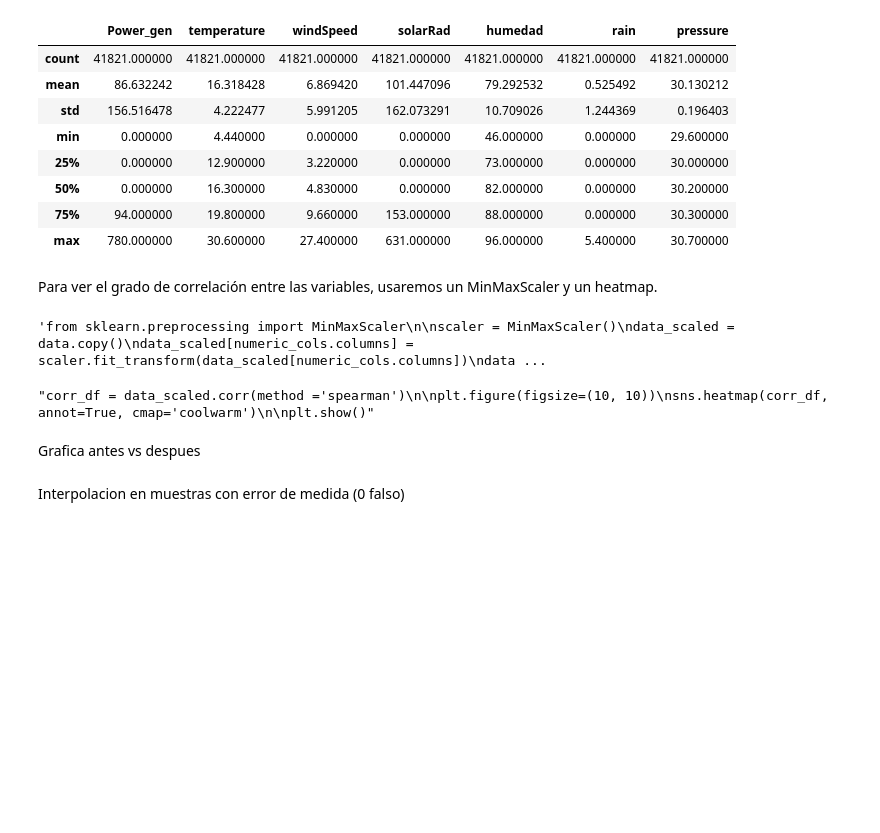
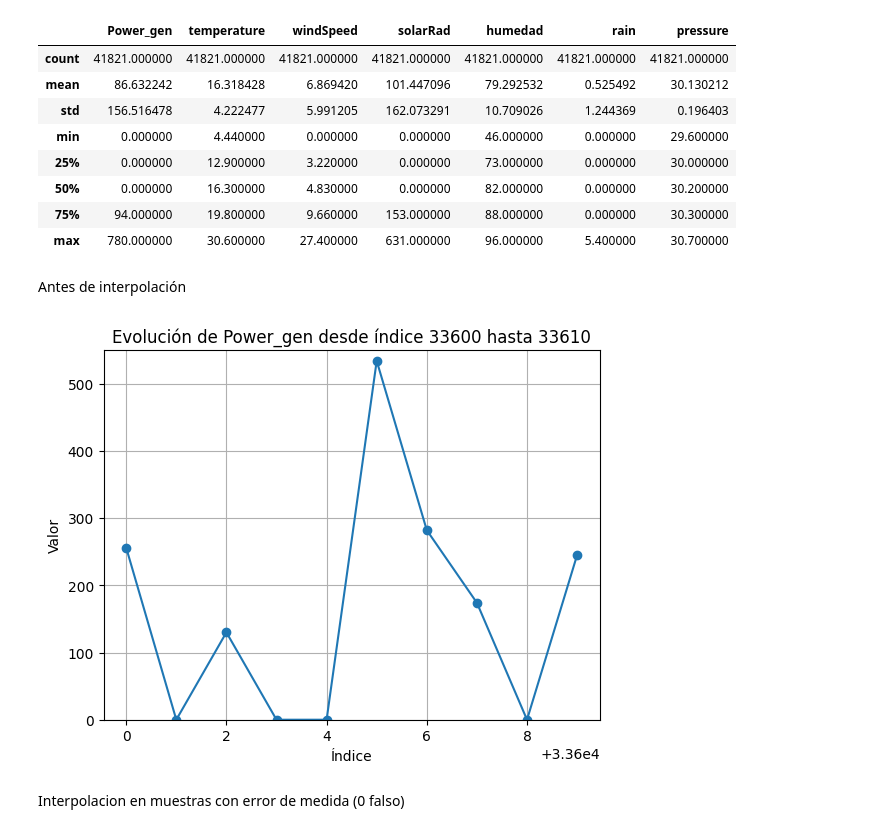
Before and after one commit to GuilleBlancoUC/TFG---IA-DE-PREDICCION-FOTOVOLTAICA, a Jupyter notebook: 3 - Código/preparacionDataset.ipynb, the cells around one changed output. Cells and saved outputs as stored; diff of their text form; code cells hidden in the pictures; blank space fills up the shorter version.

```diff
--- a/3 - Código/preparacionDataset.ipynb
+++ b/3 - Código/preparacionDataset.ipynb
@@ -251,27 +248,17 @@ data.describe()
 | 50% | 0.000000 | 16.300000 | 4.830000 | 0.000000 | 82.000000 | 0.000000 | 30.200000 |
 | 75% | 94.000000 | 19.800000 | 9.660000 | 153.000000 | 88.000000 | 0.000000 | 30.300000 |
 | max | 780.000000 | 30.600000 | 27.400000 | 631.000000 | 96.000000 | 5.400000 | 30.700000 |
-# %% [markdown]
-Para ver el grado de correlación entre las variables, usaremos un MinMaxScaler y un heatmap.
-# %%
-'''from sklearn.preprocessing import MinMaxScaler
-
-scaler = MinMaxScaler()
-data_scaled = data.copy()
-data_scaled[numeric_cols.columns] = scaler.fit_transform(data_scaled[numeric_cols.columns])
-data_scaled.drop(columns=["datetime"], inplace=True) #Eliminamos las columnas no numéricas, datetime en este caso'''
-# %% [output]
-'from sklearn.preprocessing import MinMaxScaler\n\nscaler = MinMaxScaler()\ndata_scaled = data.copy()\ndata_scaled[numeric_cols.columns] = scaler.fit_transform(data_scaled[numeric_cols.columns])\ndata ...
-# %%
-'''corr_df = data_scaled.corr(method ='spearman')
-
-plt.figure(figsize=(10, 10))
-sns.heatmap(corr_df, annot=True, cmap='coolwarm')
-
-plt.show()'''
-# %% [output]
-"corr_df = data_scaled.corr(method ='spearman')\n\nplt.figure(figsize=(10, 10))\nsns.heatmap(corr_df, annot=True, cmap='coolwarm')\n\nplt.show()"
-# %% [markdown]
-Grafica antes vs despues
+# %% [markdown]
+Antes de interpolación
+# %%
+data['Power_gen'].iloc[33600:33610].plot(kind='line', marker='o')
+plt.title(f'Evolución de Power_gen desde índice 33600 hasta 33610')
+plt.xlabel('Índice')
+plt.ylabel('Valor')
+plt.grid(True)
+plt.ylim(0, 550)
+plt.show()
+# %% [output]
+[figure, added]
 # %% [markdown]
 Interpolacion en muestras con error de medida (0 falso)
```
Also changed, not shown: parts of 5 cells of this notebook, 28 other files.
